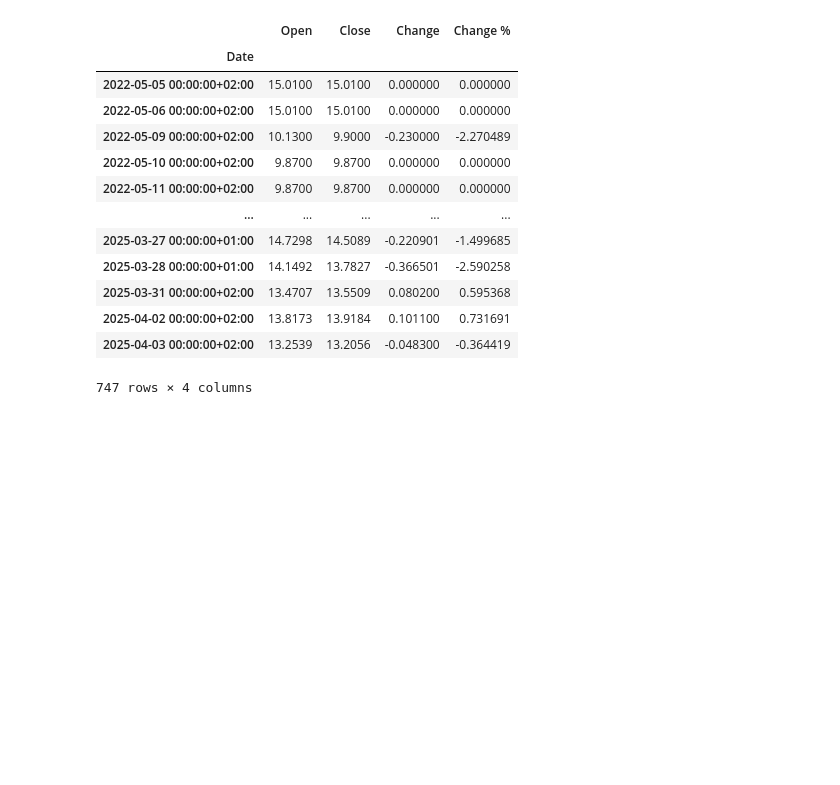
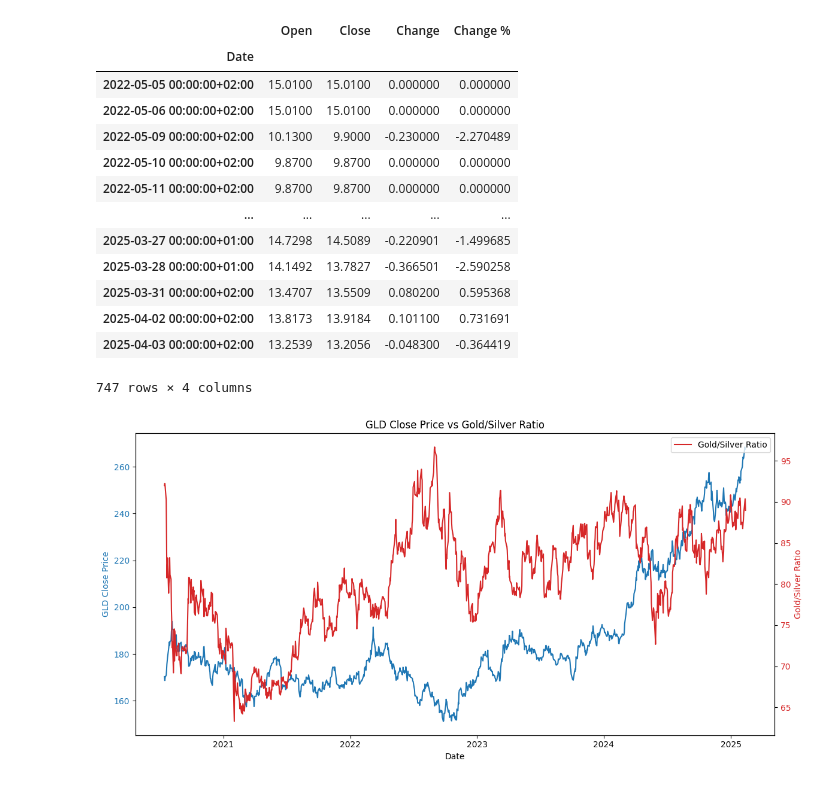
Before and after one commit to AlexanderJarvheden/PortfolioManagement-ML, a Jupyter notebook: Financial_data.ipynb, the cells around one changed output. Cells and saved outputs as stored; diff of their text form; code cells hidden in the pictures; blank space fills up the shorter version.

Commit message:
Add plots for gold and SPY vs FGI

```diff
--- a/Financial_data.ipynb
+++ b/Financial_data.ipynb
@@ -36,0 +55,8 @@ df
+# %%
+gldSilverFGI = pd.read_csv('datasets/Gold-Silver-Ratio-since-1693.csv', delimiter=';')
+gldSilverFGI['date'] = pd.to_datetime(gldSilverFGI['DateTime'])
+gldSilverFGI['date'] = gldSilverFGI['date'].dt.strftime('%Y-%m-%d')
+gldSilverFGI = gldSilverFGI[gldSilverFGI['date'] > '2020-07-14']
+# Fix Gold/Silver Ratio format (replace commas with dots)
+gldSilverFGI['Gold/Silver'] = gldSilverFGI['Gold/Silver'].astype(str).str.replace(',', '.').astype(float)
+gldSilverFGI[['date', 'Gold/Silver']]
@@ -130,3 +173,29 @@ hodl historical data
 | 2025-04-02 00:00:00+02:00 | 13.8173 | 13.9184 | 0.101100 | 0.731691 |
 | 2025-04-03 00:00:00+02:00 | 13.2539 | 13.2056 | -0.048300 | -0.364419 |
 747 rows × 4 columns
+# %%
+# Merge to fit both into the plot
+merged_df = pd.merge(df_gld, gldSilverFGI, left_on='Date', right_on='date', how='inner')
+merged_df['Date'] = pd.to_datetime(merged_df['Date'])
+
+fig, ax1 = plt.subplots(figsize=(12, 6))
+
+# Plot GLD Closing Price
+ax1.set_xlabel("Date")
+ax1.set_ylabel("GLD Close Price", color='tab:blue')
+ax1.plot(merged_df['Date'], merged_df['Close'], label="GLD Close", color='tab:blue')
+ax1.tick_params(axis='y', labelcolor='tab:blue')
+
+# Create second y-axis for Gold/Silver Ratio
+ax2 = ax1.twinx()
+ax2.set_ylabel("Gold/Silver Ratio", color='tab:red')
+ax2.plot(merged_df['Date'], merged_df['Gold/Silver'], label="Gold/Silver Ratio", color='tab:red')
+ax2.tick_params(axis='y', labelcolor='tab:red')
+
+
+plt.title("GLD Close Price vs Gold/Silver Ratio")
+fig.tight_layout()
+plt.legend()
+plt.show()
+# %% [output]
+[figure, added]
```
Also changed, not shown: parts of 6 cells of this notebook.
